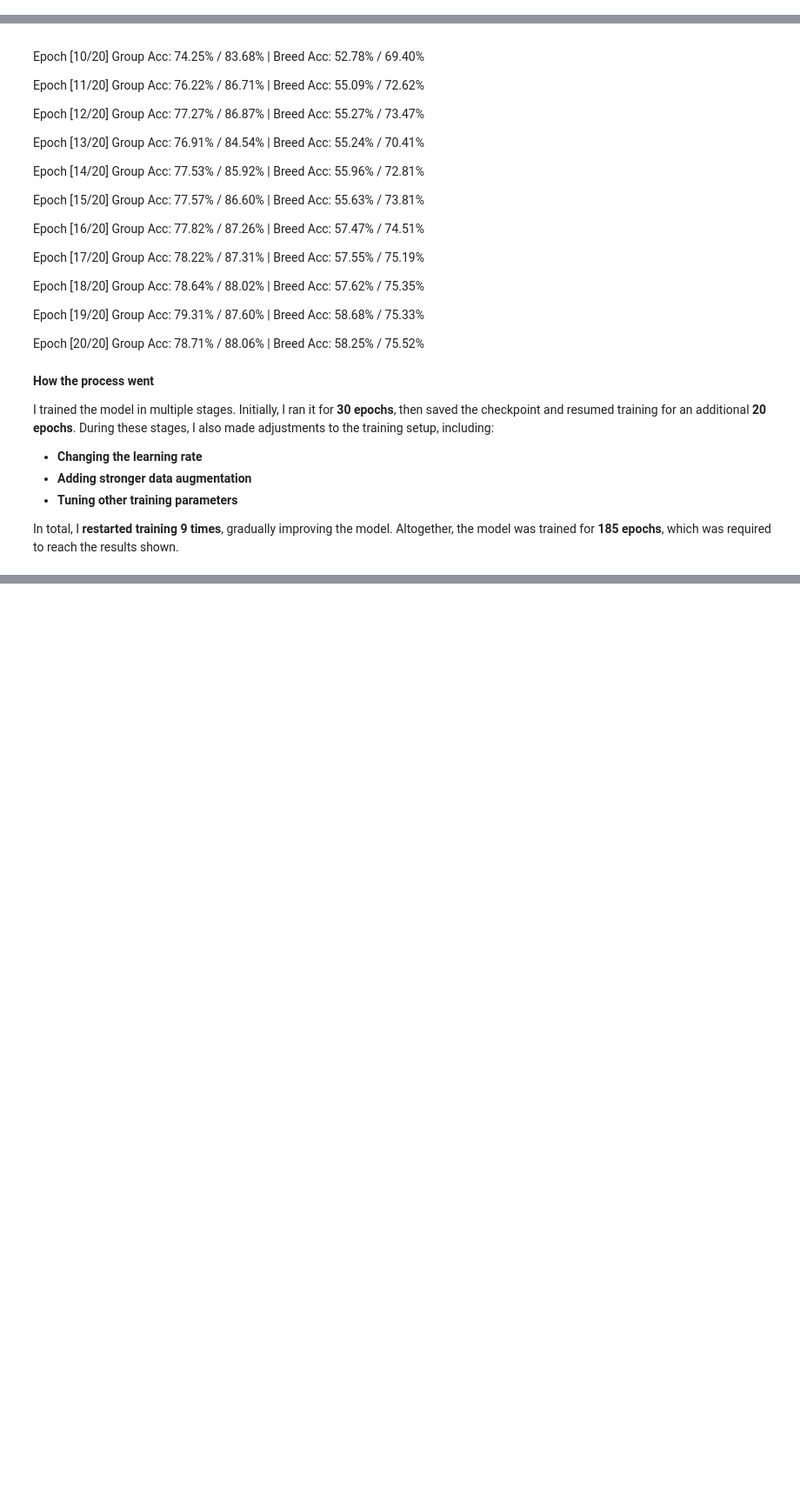
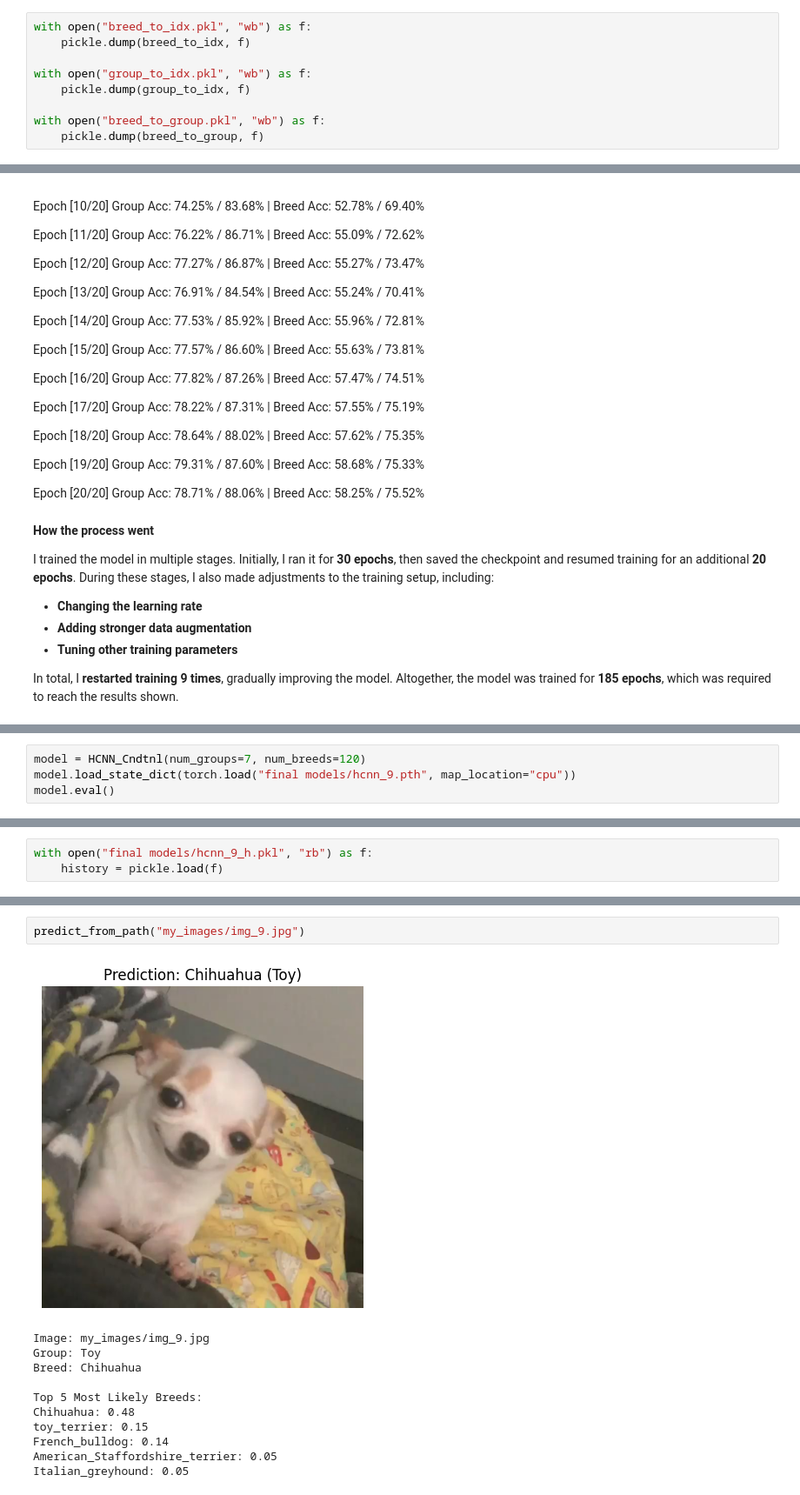
Before and after one commit to issaravas/Classification-of-the-breeds-of-dogs, a Jupyter notebook: hierarchical_conditional_cnn.ipynb, the cells around one changed output, grey strips where cells are left out. Shown: that part at 87% size. Cells and saved outputs as stored; diff of their text form; blank space fills up the shorter version.

```diff
--- a/hierarchical_conditional_cnn.ipynb
+++ b/hierarchical_conditional_cnn.ipynb
@@ -79,6 +82,15 @@ breed_to_idx = {breed: idx for idx, breed in enumerate(breeds)}
 # group → index
 groups = sorted(df_groups["group"].unique())
 group_to_idx = {group: idx for idx, group in enumerate(groups)}
+# %%
+with open("breed_to_idx.pkl", "wb") as f:
+    pickle.dump(breed_to_idx, f)
+
+with open("group_to_idx.pkl", "wb") as f:
+    pickle.dump(group_to_idx, f)
+
+with open("breed_to_group.pkl", "wb") as f:
+    pickle.dump(breed_to_group, f)
 # %%
 from torch.utils.data import Dataset
 # %% [markdown]
@@ -448,0 +463,4 @@ In total, I **restarted training 9 times**, gradually improving the model. Altog
+# %%
+model = HCNN_Cndtnl(num_groups=7, num_breeds=120)
+model.load_state_dict(torch.load("final models/hcnn_9.pth", map_location="cpu"))
+model.eval()
@@ -448,0 +485,3 @@ In total, I **restarted training 9 times**, gradually improving the model. Altog
+# %%
+with open("final models/hcnn_9_h.pkl", "rb") as f:
+    history = pickle.load(f)
@@ -448,0 +539,14 @@ In total, I **restarted training 9 times**, gradually improving the model. Altog
+# %%
+predict_from_path("my_images/img_9.jpg")
+# %% [output]
+[figure, added]
+Image: my_images/img_9.jpg
+Group: Toy
+Breed: Chihuahua
+
+Top 5 Most Likely Breeds:
+Chihuahua: 0.48
+toy_terrier: 0.15
+French_bulldog: 0.14
+American_Staffordshire_terrier: 0.05
+Italian_greyhound: 0.05
```
Also changed, not shown: parts of 5 cells of this notebook.
